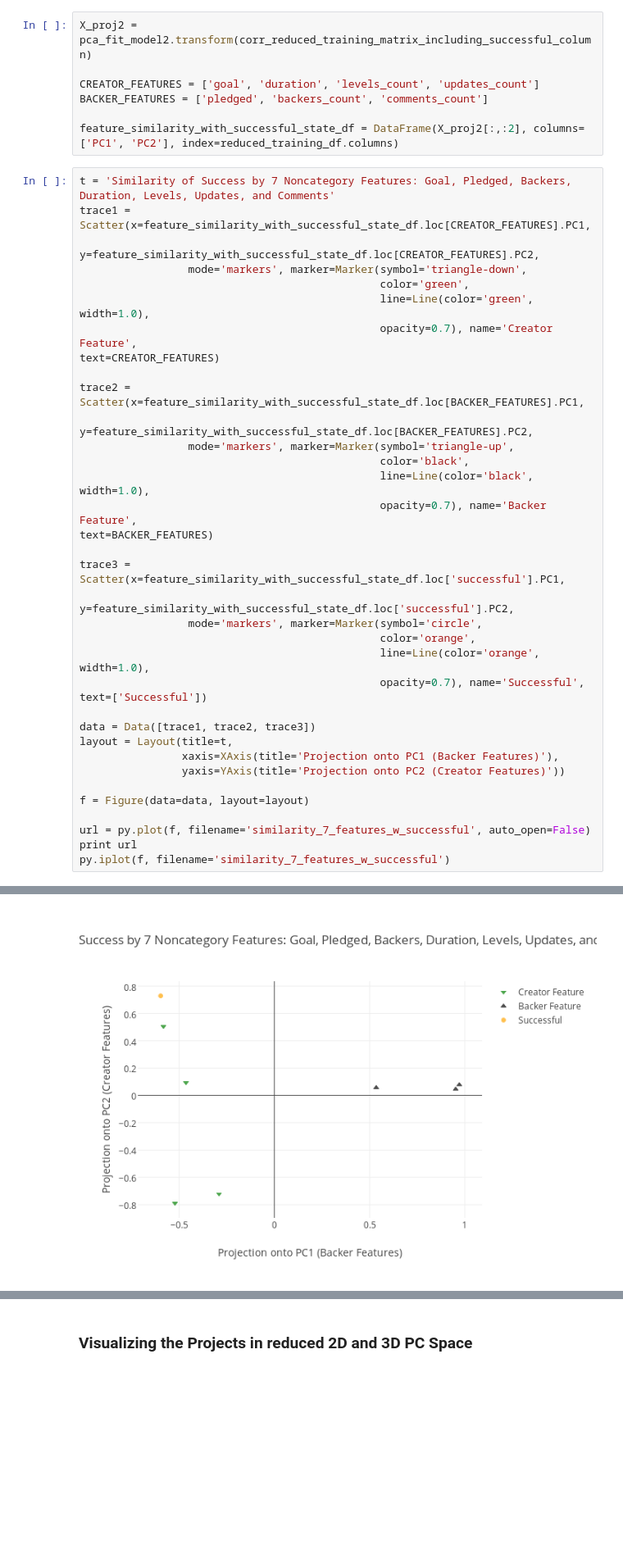
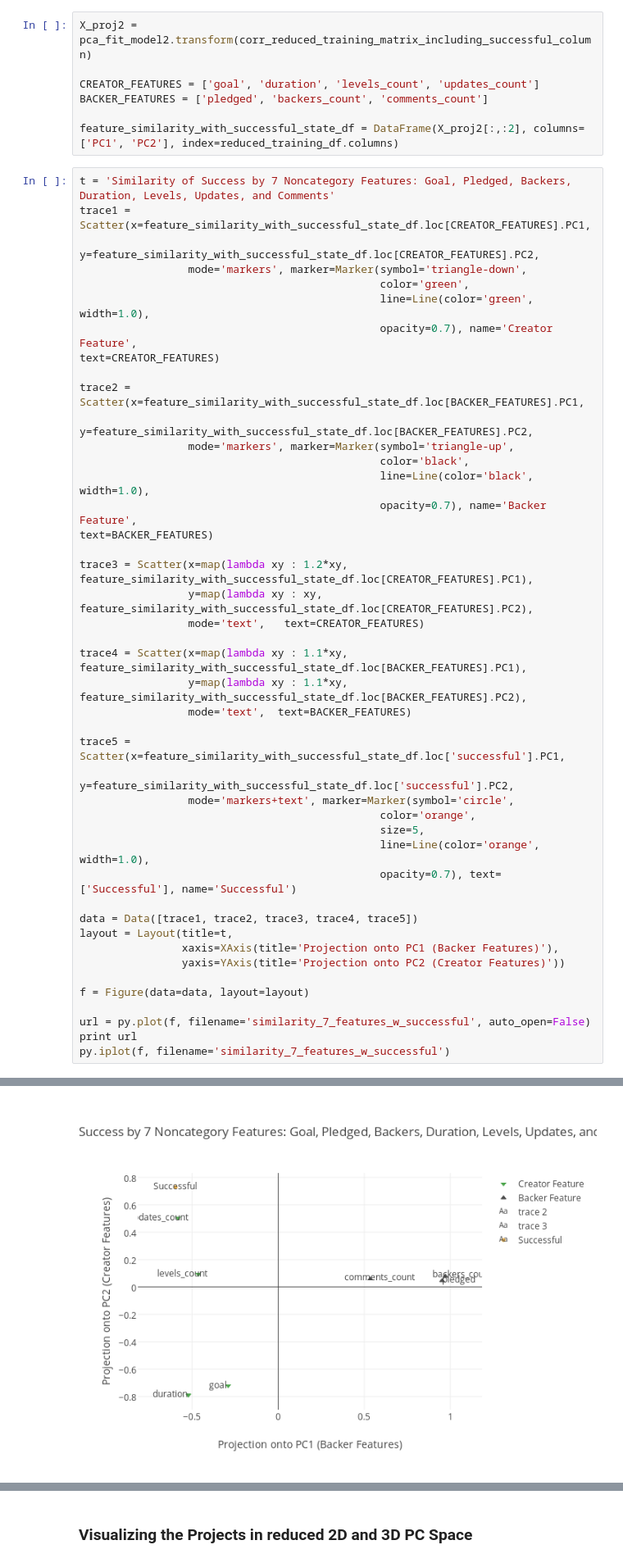
Before and after one commit to kevin11h/DataScienceModelingKickstarter, a Jupyter notebook: KickBack Machine Data EDA.ipynb, the cells around one changed output, grey strips where cells are left out. Shown at 82% size. Cells and saved outputs as stored; diff of their text form; blank space fills up the shorter version.

```diff
--- a/KickBack Machine Data EDA.ipynb
+++ b/KickBack Machine Data EDA.ipynb
@@ -670,39 +671,47 @@ trace1 = Scatter(x=feature_similarity_with_successful_state_df.loc[CREATOR_FEATU
                  y=feature_similarity_with_successful_state_df.loc[CREATOR_FEATURES].PC2,
                  mode='markers', marker=Marker(symbol='triangle-down',
                                                color='green',
                                                line=Line(color='green', width=1.0),
                                                opacity=0.7), name='Creator Feature',
 text=CREATOR_FEATURES)
 
 trace2 = Scatter(x=feature_similarity_with_successful_state_df.loc[BACKER_FEATURES].PC1,
                  y=feature_similarity_with_successful_state_df.loc[BACKER_FEATURES].PC2,
                  mode='markers', marker=Marker(symbol='triangle-up',
                                                color='black',
                                                line=Line(color='black', width=1.0),
                                                opacity=0.7), name='Backer Feature',
 text=BACKER_FEATURES)
 
-trace3 = Scatter(x=feature_similarity_with_successful_state_df.loc['successful'].PC1,
+trace3 = Scatter(x=map(lambda xy : 1.2*xy, feature_similarity_with_successful_state_df.loc[CREATOR_FEATURES].PC1),
+                 y=map(lambda xy : xy, feature_similarity_with_successful_state_df.loc[CREATOR_FEATURES].PC2),
+                 mode='text',   text=CREATOR_FEATURES)
+
+trace4 = Scatter(x=map(lambda xy : 1.1*xy, feature_similarity_with_successful_state_df.loc[BACKER_FEATURES].PC1),
+                 y=map(lambda xy : 1.1*xy, feature_similarity_with_successful_state_df.loc[BACKER_FEATURES].PC2),
+                 mode='text',  text=BACKER_FEATURES)
+
+trace5 = Scatter(x=feature_similarity_with_successful_state_df.loc['successful'].PC1,
                  y=feature_similarity_with_successful_state_df.loc['successful'].PC2,
-                 mode='markers', marker=Marker(symbol='circle',
+                 mode='markers+text', marker=Marker(symbol='circle',
                                                color='orange',
+                                               size=5,
                                                line=Line(color='orange', width=1.0),
-                                               opacity=0.7), name='Successful',
-text=['Successful'])
+                                               opacity=0.7), text=['Successful'], name='Successful')
 
-data = Data([trace1, trace2, trace3])
+data = Data([trace1, trace2, trace3, trace4, trace5])
 layout = Layout(title=t,
                 xaxis=XAxis(title='Projection onto PC1 (Backer Features)'),
                 yaxis=YAxis(title='Projection onto PC2 (Creator Features)'))
 
 f = Figure(data=data, layout=layout)
 
 url = py.plot(f, filename='similarity_7_features_w_successful', auto_open=False)
 print url
 py.iplot(f, filename='similarity_7_features_w_successful')
 # %% [output]
 https://plot.ly/~kevin11h/23
-[figure, old version]
+[figure, new version]
 # %% [markdown]
 Interesting! It seems that the users have the primary component of affecting the success of project funding, slightly negatively, through increasing # backers, # comments, and amount pledged. <br />
 The secondary component is optimistic for the creators who can strongly positively affect success of project funding by decreasing goal amount, duration, and increasing updates(!!!) <br />
```
Also changed, not shown: parts of 27 cells of this notebook.
